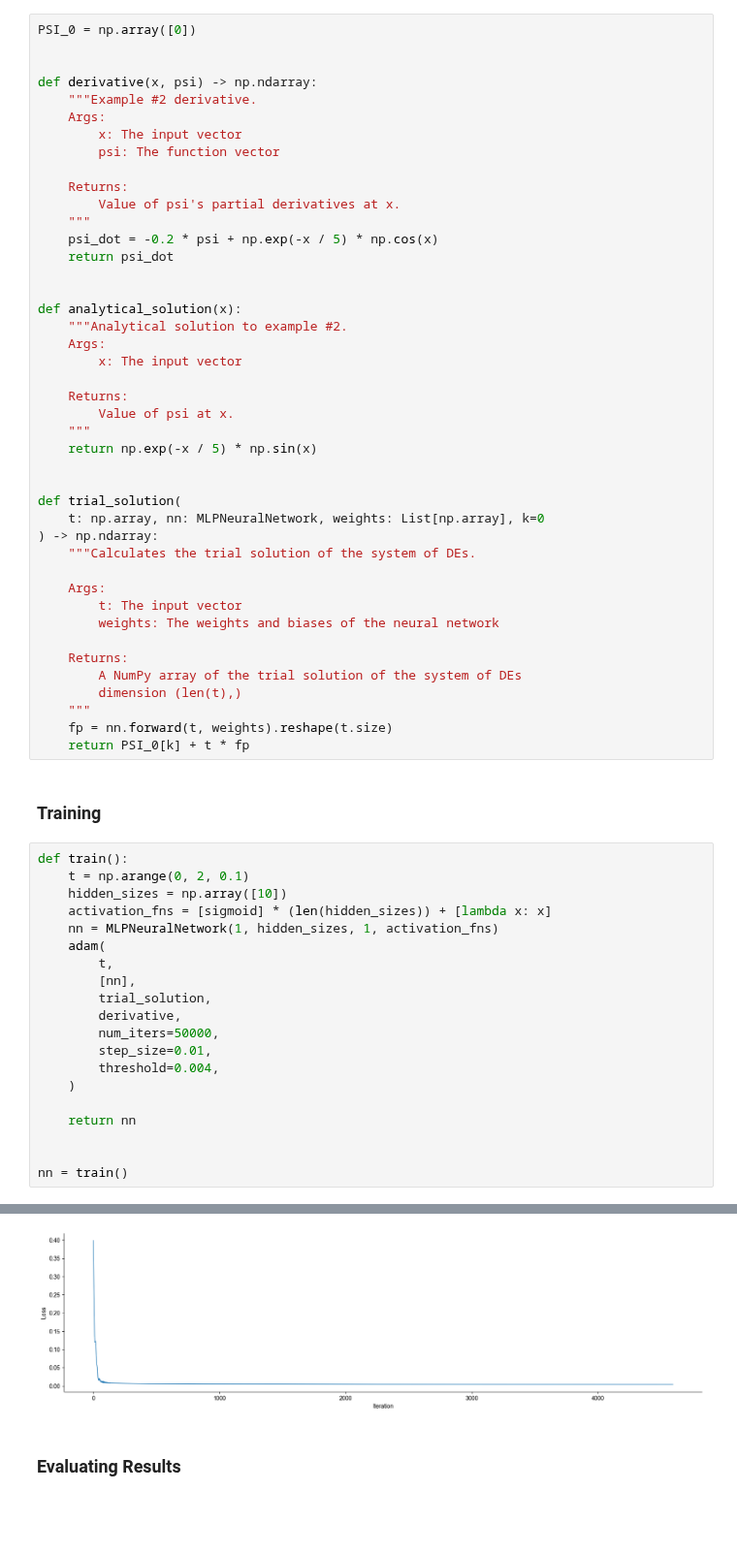
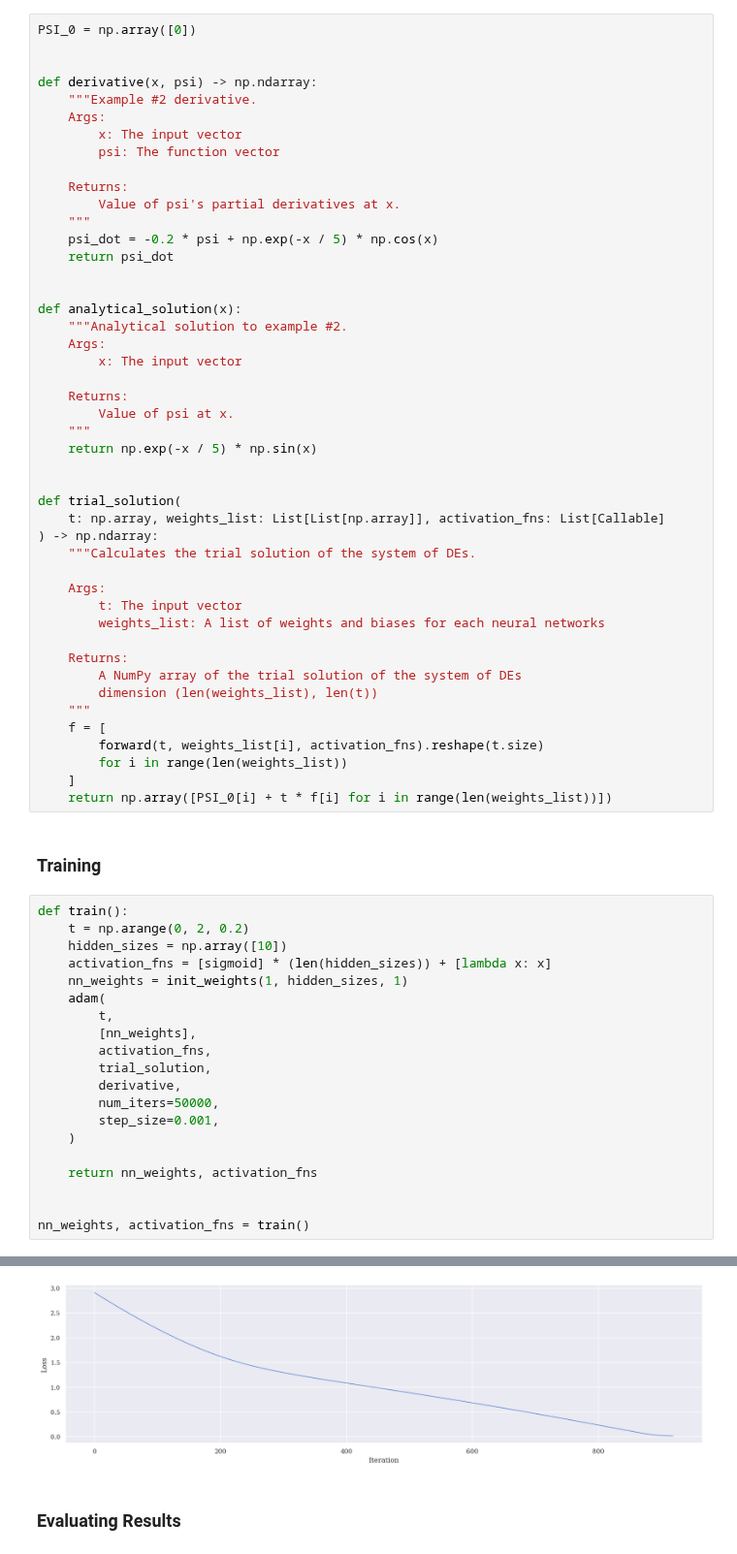
Before and after one commit to Fox-King777/ODE_System_Solver, a Jupyter notebook: solving_example_2.ipynb, the cells around one changed output, grey strips where cells are left out. Shown at 97% size. Drawn from its saved outputs; the diff is of its cells as text; blank space fills up the shorter version.

Commit message:
successful training on all examples except #4 and lorenz system ;-;

```diff
--- a/solving_example_2.ipynb
+++ b/solving_example_2.ipynb
@@ -41,40 +41,43 @@ def analytical_solution(x):
 
 
 def trial_solution(
-    t: np.array, nn: MLPNeuralNetwork, weights: List[np.array], k=0
+    t: np.array, weights_list: List[List[np.array]], activation_fns: List[Callable]
 ) -> np.ndarray:
     """Calculates the trial solution of the system of DEs.
 
     Args:
         t: The input vector
-        weights: The weights and biases of the neural network
+        weights_list: A list of weights and biases for each neural networks
 
     Returns:
         A NumPy array of the trial solution of the system of DEs
-        dimension (len(t),)
+        dimension (len(weights_list), len(t))
     """
-    fp = nn.forward(t, weights).reshape(t.size)
-    return PSI_0[k] + t * fp
+    f = [
+        forward(t, weights_list[i], activation_fns).reshape(t.size)
+        for i in range(len(weights_list))
+    ]
+    return np.array([PSI_0[i] + t * f[i] for i in range(len(weights_list))])
 # %% [markdown]
 ### Training
 # %%
 def train():
-    t = np.arange(0, 2, 0.1)
+    t = np.arange(0, 2, 0.2)
     hidden_sizes = np.array([10])
     activation_fns = [sigmoid] * (len(hidden_sizes)) + [lambda x: x]
-    nn = MLPNeuralNetwork(1, hidden_sizes, 1, activation_fns)
+    nn_weights = init_weights(1, hidden_sizes, 1)
     adam(
         t,
-        [nn],
+        [nn_weights],
+        activation_fns,
         trial_solution,
         derivative,
         num_iters=50000,
-        step_size=0.01,
-        threshold=0.004,
+        step_size=0.001,
     )
 
-    return nn
+    return nn_weights, activation_fns
 
 
-nn = train()
+nn_weights, activation_fns = train()
 # %% [output]
@@ -81,3 +101,3 @@ nn = train()
-[figure, old version]
+[figure, new version]
 # %% [markdown]
 ### Evaluating Results
```
Also changed, not shown: parts of 4 cells of this notebook, 11 other files.
